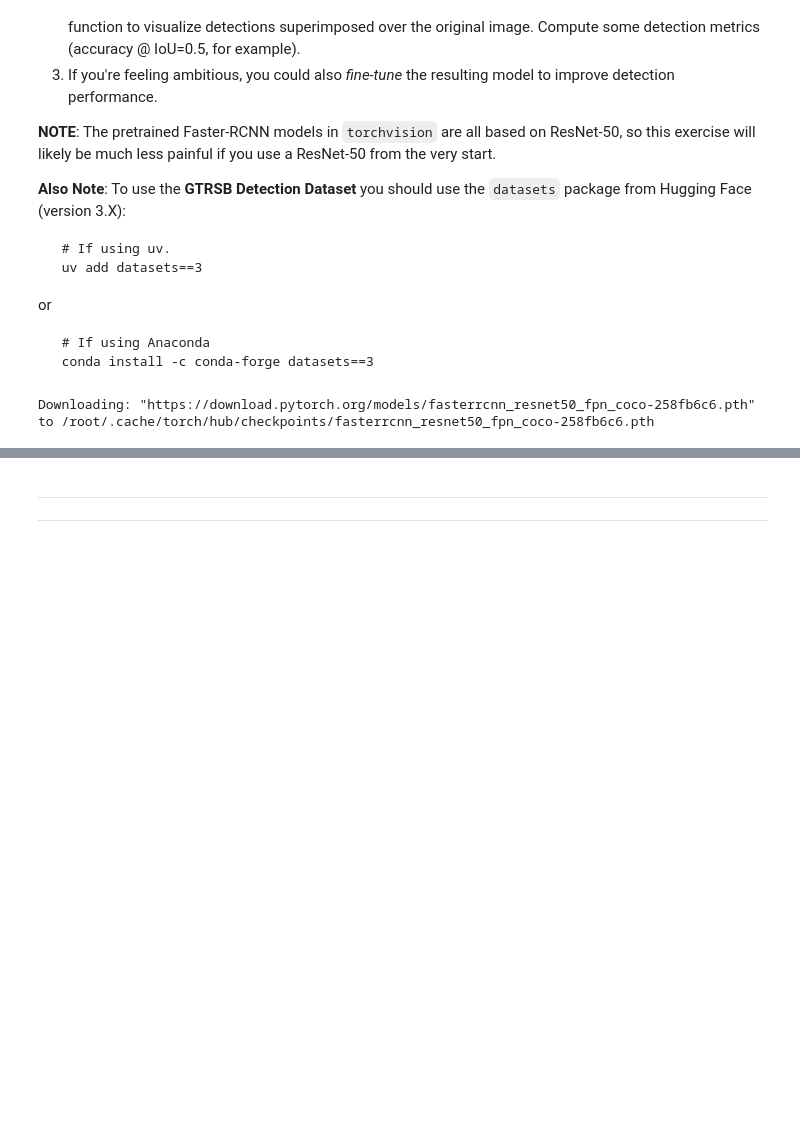
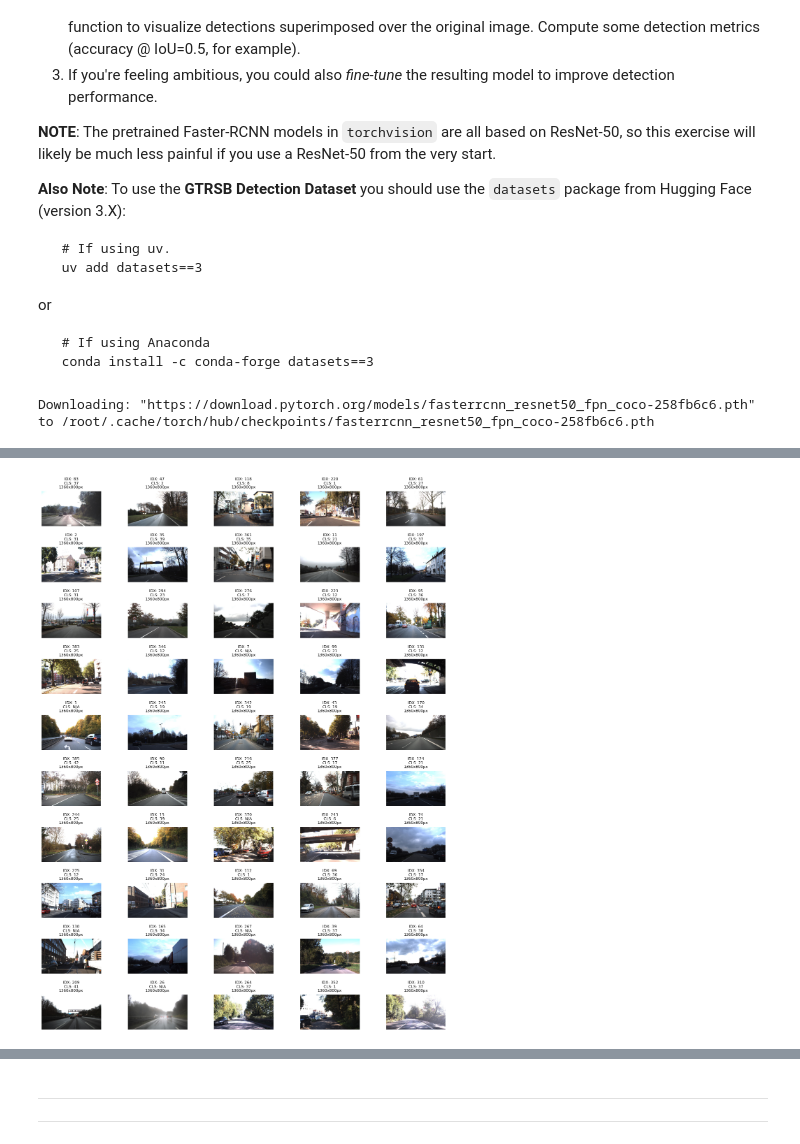
Before and after one commit to TommyyPasto/DLA-course-repo, a Jupyter notebook: Lab 1/DLA-Lab1.ipynb, the cells around one changed output, grey strips where cells are left out. Saved outputs shown, nothing was run; the diff lists cells and outputs as text; code cells hidden in the pictures; blank space fills up the shorter version.

```diff
--- a/Lab 1/DLA-Lab1.ipynb
+++ b/Lab 1/DLA-Lab1.ipynb
@@ -755,0 +747,29 @@ Downloading: "https://download.pytorch.org/models/fasterrcnn_resnet50_fpn_coco-2
+# %%
+
+
+# Numero di campioni da visualizzare
+num_samples = 50
+train_split = ds['train']
+
+# Selezioniamo indici casuali (convertendo in int per compatibilità)
+random_indices = [int(idx) for idx in np.random.choice(range(len(train_split)), num_samples, replace=False)]
+
+plt.figure(figsize=(15, 20))
+plt.subplots_adjust(wspace=0.4, hspace=0.6)
+
+for i, idx in enumerate(random_indices):
+    sample = train_split[idx]
+    im = sample['image']
+    # Estraiamo la prima categoria se presente, altrimenti 'N/A'
+    categories = sample['objects']['category']
+    cls = categories[0] if len(categories) > 0 else 'N/A'
+
+    plt.subplot(10, 5, i + 1)
+    plt.imshow(im)
+    w, h = im.size
+    plt.title(f'IDX: {idx}\nCLS: {cls}\n{w}x{h}px', fontsize=8)
+    plt.axis('off')
+
+plt.show()
+# %% [output]
+[figure, added]
```
Also changed, not shown: parts of 16 cells of this notebook.
